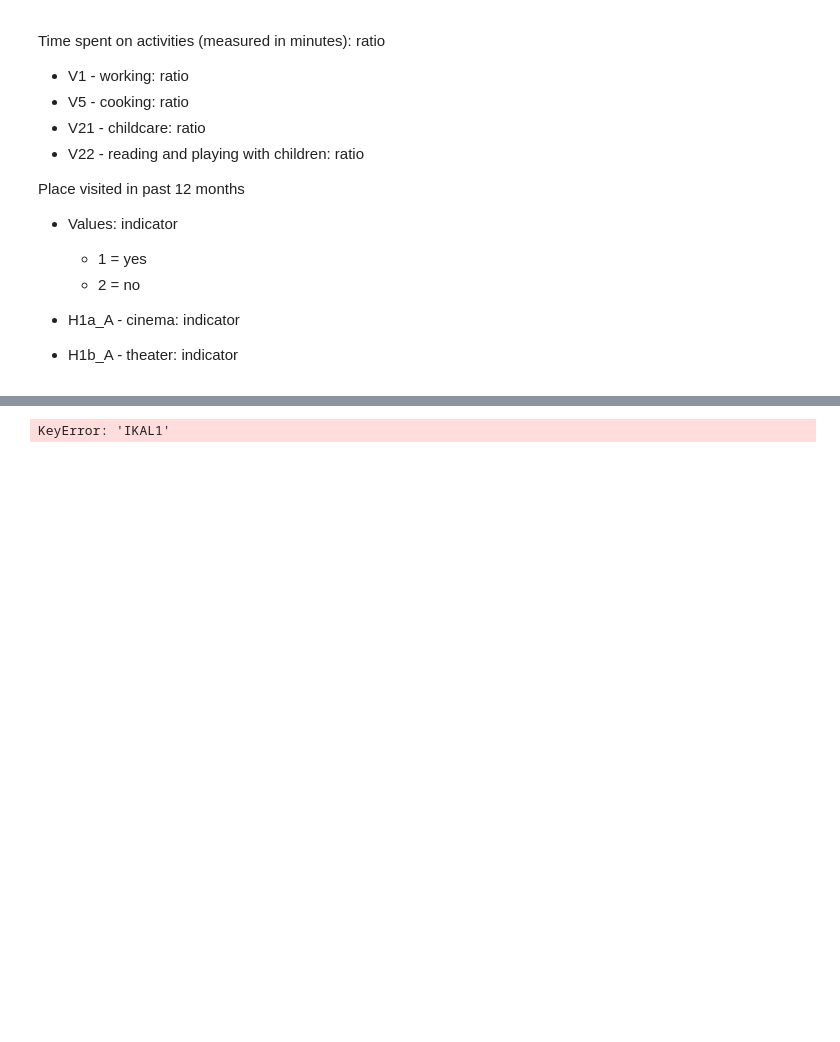
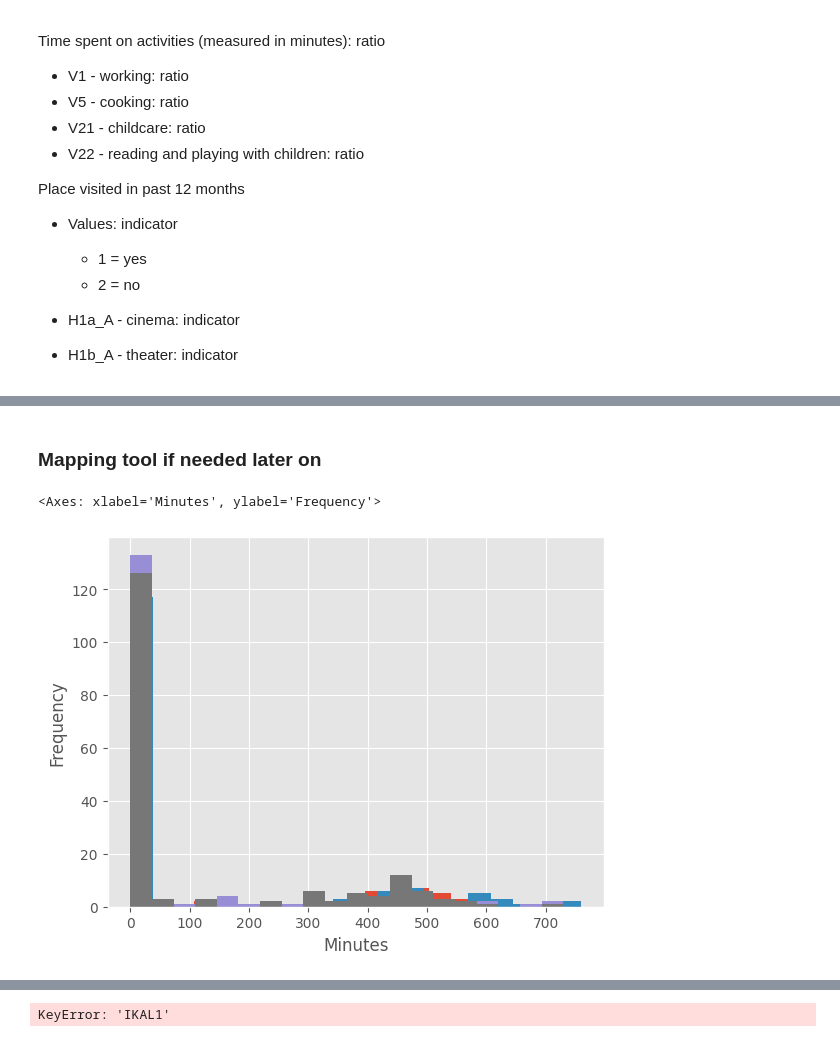
Before and after one commit to arttusamuel/statisical_data_analysis, a Jupyter notebook: stat-data-project/data-cleaning.ipynb, the cells around one changed output, grey strips where cells are left out. Saved outputs shown, nothing was run; the diff lists cells and outputs as text; code cells hidden in the pictures; blank space fills up the shorter version.

```diff
--- a/stat-data-project/data-cleaning.ipynb
+++ b/stat-data-project/data-cleaning.ipynb
@@ -124,4 +108,0 @@ df
-# %%
-# Print datatypes
-df['ASALUE'] = df['ASALUE'].astype('int64')
-df.dtypes
@@ -141,0 +237,18 @@ dtype: object
+# %%
+# Retyping columns
+df['Household_id'] = df['Household_id'].astype('int64')
+df['Member_id'] = pd.Categorical(df['Member_id'])                       # Categorical
+df['Day_of_Week'] = pd.Categorical(df['Day_of_Week'], ordered=True)     # Binary, categorical,
+df['Sex'] = pd.Categorical(df['Sex'])                                   # Categorical
+df['Age_Group'] = pd.Categorical(df['Age_Group'], ordered=True)         # Categorical
+df['Area'] = df['Area'].astype('int64')                                 # Categorical, ordered
+df['Area'] = pd.Categorical(df['Area'], ordered=True)                   # Categorical, ordered
+
+df['t_Working'] = df['t_Working'].astype('int64')
+df['t_Cooking'] = df['t_Cooking'].astype('int64')
+df['t_Childcare'] = df['t_Childcare'].astype('int64')
+df['t_Activity_w_Child'] = df['t_Activity_w_Child'].astype('int64')
+
+
+
+# Deleting NaN values or replacing with 0 -> if replaced, may introduce bias towards not going.
@@ -141,0 +303,2 @@ dtype: object
+# %% [markdown]
+### Mapping tool if needed later on
@@ -141,0 +357,14 @@ dtype: object
+# %%
+# If I want to see only males -> select Day_of_Week[Workday OR Weekday] AND Sex[Male OR Female]
+female_workday = df_mapped[(df_mapped['Day_of_Week'] == 'Workday') & (df_mapped['Sex'] == 'Female')].sort_values('Age_Group')
+female_weekend = df_mapped[(df_mapped['Day_of_Week'] == 'Weekend') & (df_mapped['Sex'] == 'Female')].sort_values('Age_Group')
+male_workday = df_mapped[(df_mapped['Day_of_Week'] == 'Workday') & (df_mapped['Sex'] == 'Male')].sort_values('Age_Group')
+male_weekend = df_mapped[(df_mapped['Day_of_Week'] == 'Weekend') & (df_mapped['Sex'] == 'Male')].sort_values('Age_Group')
+
+male_weekend['t_Working'].plot.hist(bins=20, xlabel='Minutes')
+male_workday['t_Working'].plot.hist(bins=20, xlabel='Minutes')
+female_weekend['t_Working'].plot.hist(bins=20, xlabel='Minutes')
+female_workday['t_Working'].plot.hist(bins=20, xlabel='Minutes')
+# %% [output]
+<Axes: xlabel='Minutes', ylabel='Frequency'>
+[figure, added]
```
Also changed, not shown: parts of 42 cells of this notebook.
